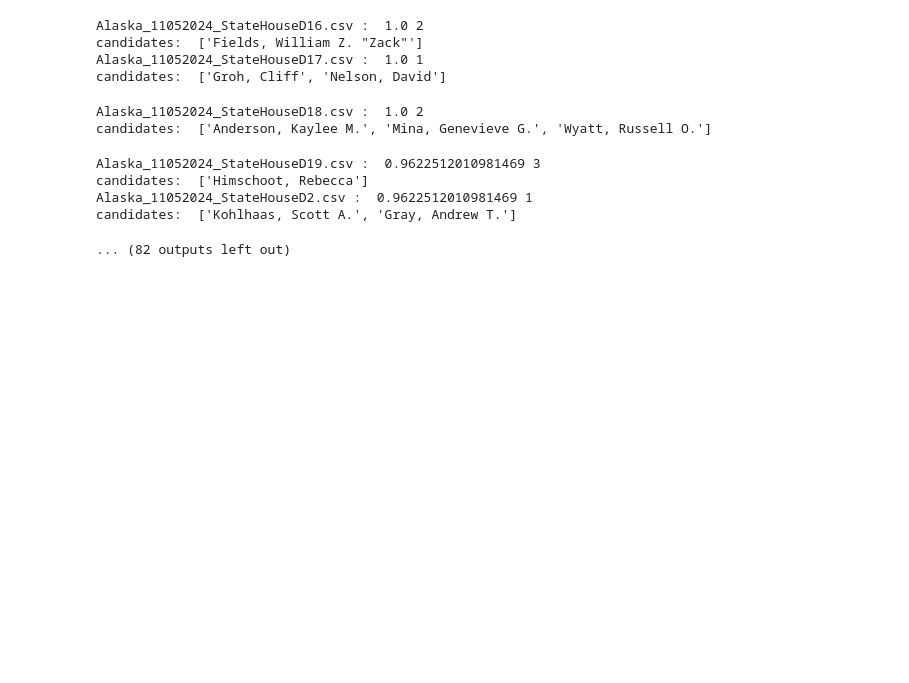
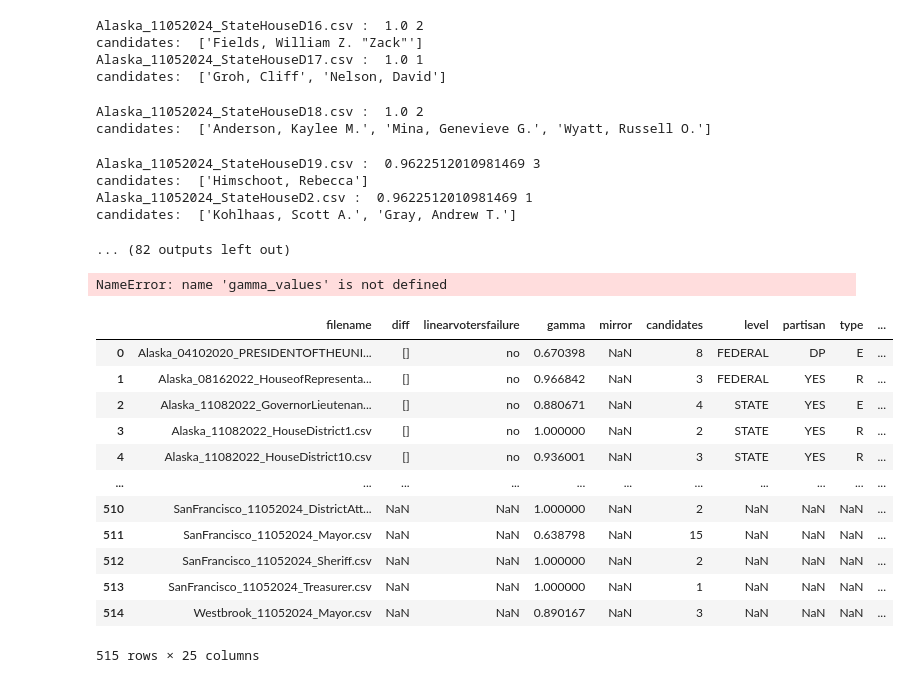
Before and after one commit to SamWangPhD/bugs-in-democracy, a Jupyter notebook: cleaned files/after_2023_analysis.ipynb, the cells around one changed output. Drawn from its saved outputs; the diff is of its cells as text; code cells hidden in the pictures; blank space fills up the shorter version.

```diff
--- a/cleaned files/after_2023_analysis.ipynb
+++ b/cleaned files/after_2023_analysis.ipynb
@@ -94,4 +95,37 @@ candidates:  ['Kohlhaas, Scott A.', 'Gray, Andrew T.']
 # %%
 election_df.to_csv("election_table_after_2023.csv", index=False)
 # %%
-gamma_values.to_csv("gamma_values_after_2023.csv", index=False)
+gamma_values.to_csv("gamma_values_after_2023(2).csv", index=False)
+# %% [output]
+NameError: name 'gamma_values' is not defined
+# %%
+directory_old = "dataverse_files"
+directory_new = "dataverse_files_only_after_2023"
+election_table = "election_table_after_2023.csv"
+election_df = pd.read_csv(election_table)
+gamma_values = pd.read_csv("gamma_values_after_2023.csv")
+# %%
+#updating old data into election table
+
+for filename in os.listdir(directory_old):
+    if gamma_values["filename"].eq(filename).any():
+        null_gamma = gamma_values.loc[gamma_values["filename"]==filename, "null_gamma"].values[0]
+        choices = gamma_values.loc[gamma_values["filename"]==filename, "choices"].values[0]
+        election_df.loc[election_df["filename"]==filename, "null_gamma"] = null_gamma
+        election_df.loc[election_df["filename"]==filename, "choices"] = choices
+
+election_df
+# %% [output]
+|  | filename | diff | linearvotersfailure | gamma | mirror | candidates | level | partisan | type | ... |
+| 0 | Alaska_04102020_PRESIDENTOFTHEUNI... | [] | no | 0.670398 | NaN | 8 | FEDERAL | DP | E | ... |
+| 1 | Alaska_08162022_HouseofRepresenta... | [] | no | 0.966842 | NaN | 3 | FEDERAL | YES | R | ... |
+| 2 | Alaska_11082022_GovernorLieutenan... | [] | no | 0.880671 | NaN | 4 | STATE | YES | E | ... |
+| 3 | Alaska_11082022_HouseDistrict1.csv | [] | no | 1.000000 | NaN | 2 | STATE | YES | R | ... |
+| 4 | Alaska_11082022_HouseDistrict10.csv | [] | no | 0.936001 | NaN | 3 | STATE | YES | R | ... |
+| ... | ... | ... | ... | ... | ... | ... | ... | ... | ... | ... |
+| 510 | SanFrancisco_11052024_DistrictAtt... | NaN | NaN | 1.000000 | NaN | 2 | NaN | NaN | NaN | ... |
+| 511 | SanFrancisco_11052024_Mayor.csv | NaN | NaN | 0.638798 | NaN | 15 | NaN | NaN | NaN | ... |
+| 512 | SanFrancisco_11052024_Sheriff.csv | NaN | NaN | 1.000000 | NaN | 2 | NaN | NaN | NaN | ... |
+| 513 | SanFrancisco_11052024_Treasurer.csv | NaN | NaN | 1.000000 | NaN | 1 | NaN | NaN | NaN | ... |
+| 514 | Westbrook_11052024_Mayor.csv | NaN | NaN | 0.890167 | NaN | 3 | NaN | NaN | NaN | ... |
+515 rows × 25 columns
```
Also changed, not shown: parts of 8 cells of this notebook, 8 other files.
